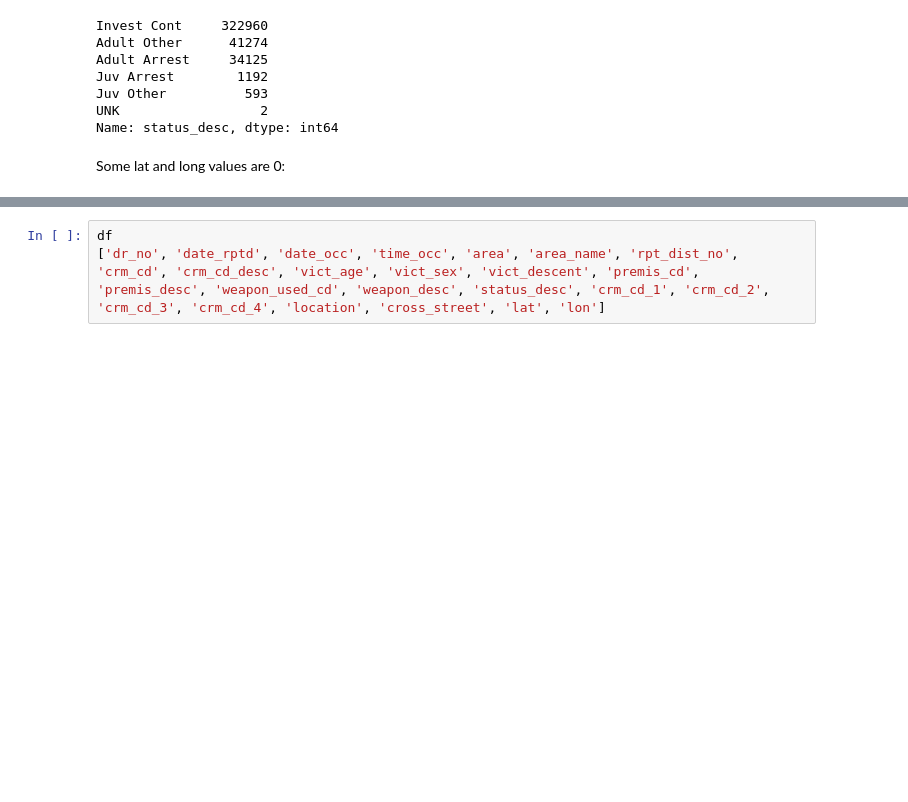
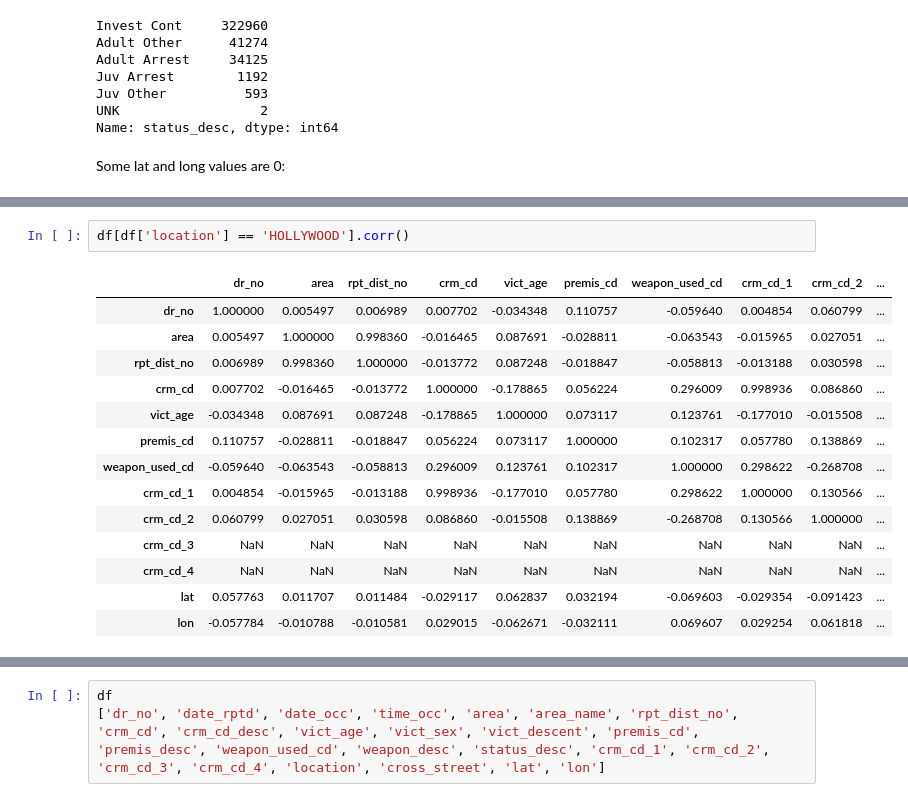
Before and after one commit to jdormaar/Boardgame_Preferences_Predictive_Analysis, a Jupyter notebook: Competitions/Analyzing Crime in LA/notebook.ipynb, the cells around one changed output, grey strips where cells are left out. Saved outputs shown, nothing was run; the diff lists cells and outputs as text; blank space fills up the shorter version.

```diff
--- a/Competitions/Analyzing Crime in LA/notebook.ipynb
+++ b/Competitions/Analyzing Crime in LA/notebook.ipynb
@@ -464 +606,18 @@ df_ll_nulls.head()
+# %%
+df[df['location'] == 'HOLLYWOOD'].corr()
+# %% [output]
+|  | dr_no | area | rpt_dist_no | crm_cd | vict_age | premis_cd | weapon_used_cd | crm_cd_1 | crm_cd_2 | ... |
+| dr_no | 1.000000 | 0.005497 | 0.006989 | 0.007702 | -0.034348 | 0.110757 | -0.059640 | 0.004854 | 0.060799 | ... |
+| area | 0.005497 | 1.000000 | 0.998360 | -0.016465 | 0.087691 | -0.028811 | -0.063543 | -0.015965 | 0.027051 | ... |
+| rpt_dist_no | 0.006989 | 0.998360 | 1.000000 | -0.013772 | 0.087248 | -0.018847 | -0.058813 | -0.013188 | 0.030598 | ... |
+| crm_cd | 0.007702 | -0.016465 | -0.013772 | 1.000000 | -0.178865 | 0.056224 | 0.296009 | 0.998936 | 0.086860 | ... |
+| vict_age | -0.034348 | 0.087691 | 0.087248 | -0.178865 | 1.000000 | 0.073117 | 0.123761 | -0.177010 | -0.015508 | ... |
+| premis_cd | 0.110757 | -0.028811 | -0.018847 | 0.056224 | 0.073117 | 1.000000 | 0.102317 | 0.057780 | 0.138869 | ... |
+| weapon_used_cd | -0.059640 | -0.063543 | -0.058813 | 0.296009 | 0.123761 | 0.102317 | 1.000000 | 0.298622 | -0.268708 | ... |
+| crm_cd_1 | 0.004854 | -0.015965 | -0.013188 | 0.998936 | -0.177010 | 0.057780 | 0.298622 | 1.000000 | 0.130566 | ... |
+| crm_cd_2 | 0.060799 | 0.027051 | 0.030598 | 0.086860 | -0.015508 | 0.138869 | -0.268708 | 0.130566 | 1.000000 | ... |
+| crm_cd_3 | NaN | NaN | NaN | NaN | NaN | NaN | NaN | NaN | NaN | ... |
+| crm_cd_4 | NaN | NaN | NaN | NaN | NaN | NaN | NaN | NaN | NaN | ... |
+| lat | 0.057763 | 0.011707 | 0.011484 | -0.029117 | 0.062837 | 0.032194 | -0.069603 | -0.029354 | -0.091423 | ... |
+| lon | -0.057784 | -0.010788 | -0.010581 | 0.029015 | -0.062671 | -0.032111 | 0.069607 | 0.029254 | 0.061818 | ... |
 # %%
```
Also changed, not shown: parts of 20 cells of this notebook.
